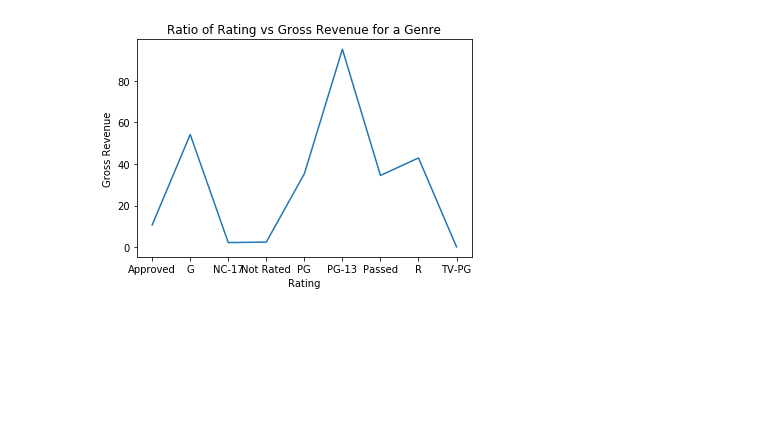
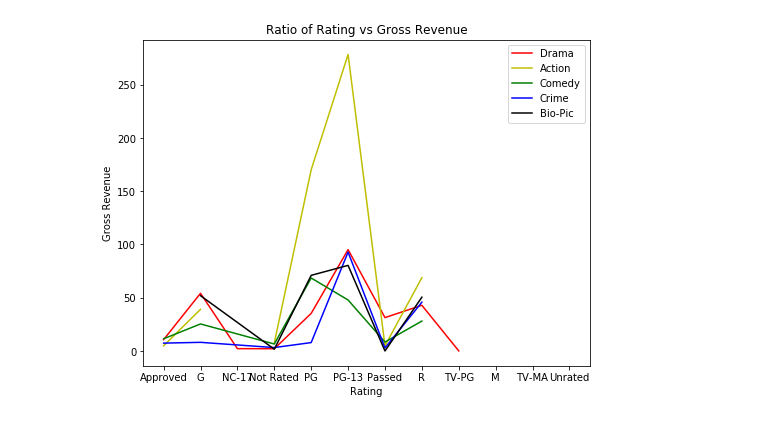
Before and after one commit to alieubaldeh1/Movies_Recomendations, a Jupyter notebook: Bang_for_your_Buck/Analyzing the Data.ipynb, the cells around one changed output. Cells and saved outputs as stored; diff of their text form; code cells hidden in the pictures; blank space fills up the shorter version.

Commit message:
visualization done

```diff
--- a/Bang_for_your_Buck/Analyzing the Data.ipynb
+++ b/Bang_for_your_Buck/Analyzing the Data.ipynb
@@ -79,11 +79,32 @@ drama_df.head()
-# %%
-y = drama_df.groupby(['Movie_rating'])['Domestic_gross'].mean()
-x = y.index
-plt.plot(x,y,label = 'Drama')
-
-plt.title('Ratio of Rating vs Gross Revenue for a Genre')
-plt.ylabel('Gross Revenue')
-plt.xlabel('Rating')
-plt.show()
-# %% [output]
-[figure, removed]
+# %%
+y1 = drama_df.groupby(['Movie_rating'])['Domestic_gross'].mean()
+x1 = y1.index
+
+y2 = action_df.groupby(['Movie_rating'])['Domestic_gross'].mean()
+x2 = y2.index
+
+y3 = comedy_df.groupby(['Movie_rating'])['Domestic_gross'].mean()
+x3 = y3.index
+
+y4 = crime_df.groupby(['Movie_rating'])['Domestic_gross'].mean()
+x4 = y4.index
+
+y5 = bio_df.groupby(['Movie_rating'])['Domestic_gross'].mean()
+x5 = y5.index
+
+plt.figure(figsize = (8,6))
+
+plt.plot(x1,y1,'r',label = 'Drama')
+plt.plot(x2,y2,'y',label = 'Action')
+plt.plot(x3,y3,'g',label = 'Comedy')
+plt.plot(x4,y4,'b',label = 'Crime')
+plt.plot(x5, y5,'k',label = 'Bio-Pic')
+
+plt.legend()
+
+plt.title('Ratio of Rating vs Gross Revenue')
+plt.ylabel('Gross Revenue')
+plt.xlabel('Rating')
+plt.show()
+# %% [output]
+[figure, added]
```
Also changed, not shown: parts of 7 cells of this notebook, 2 other files.
